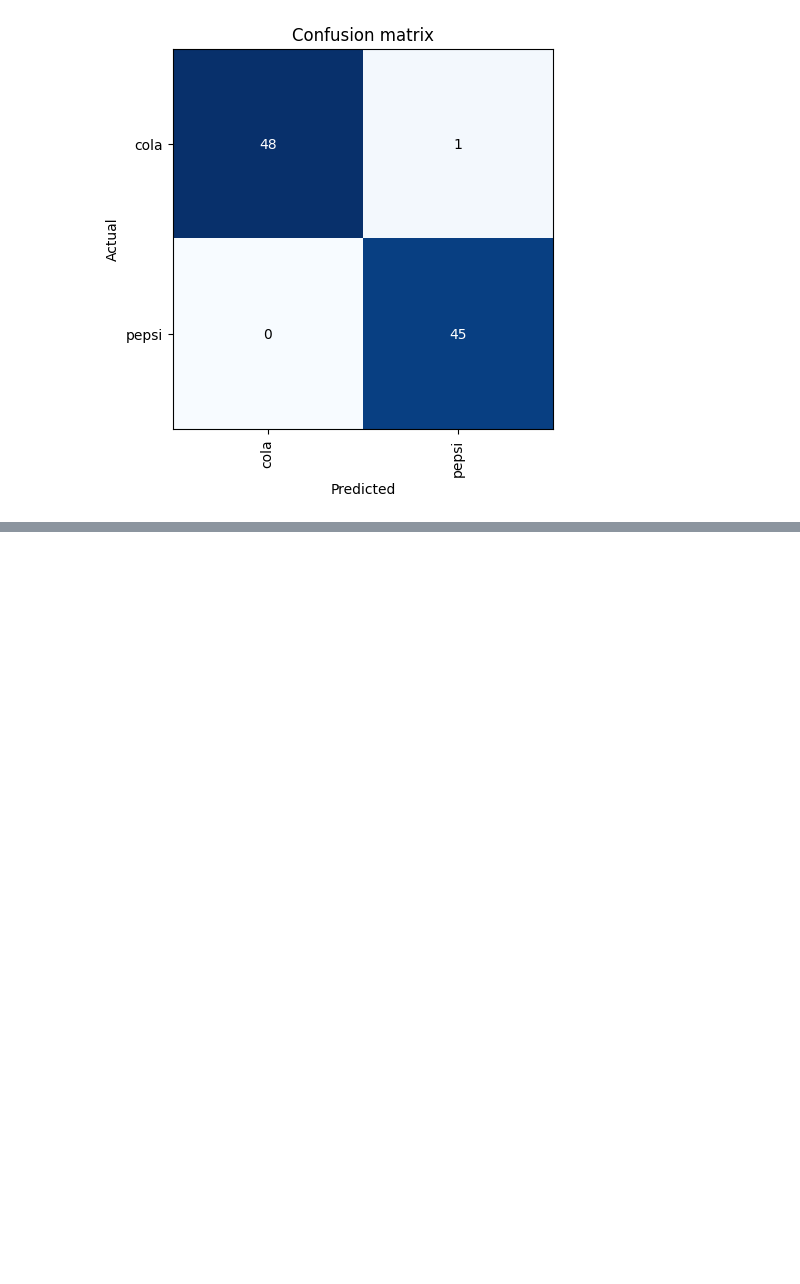
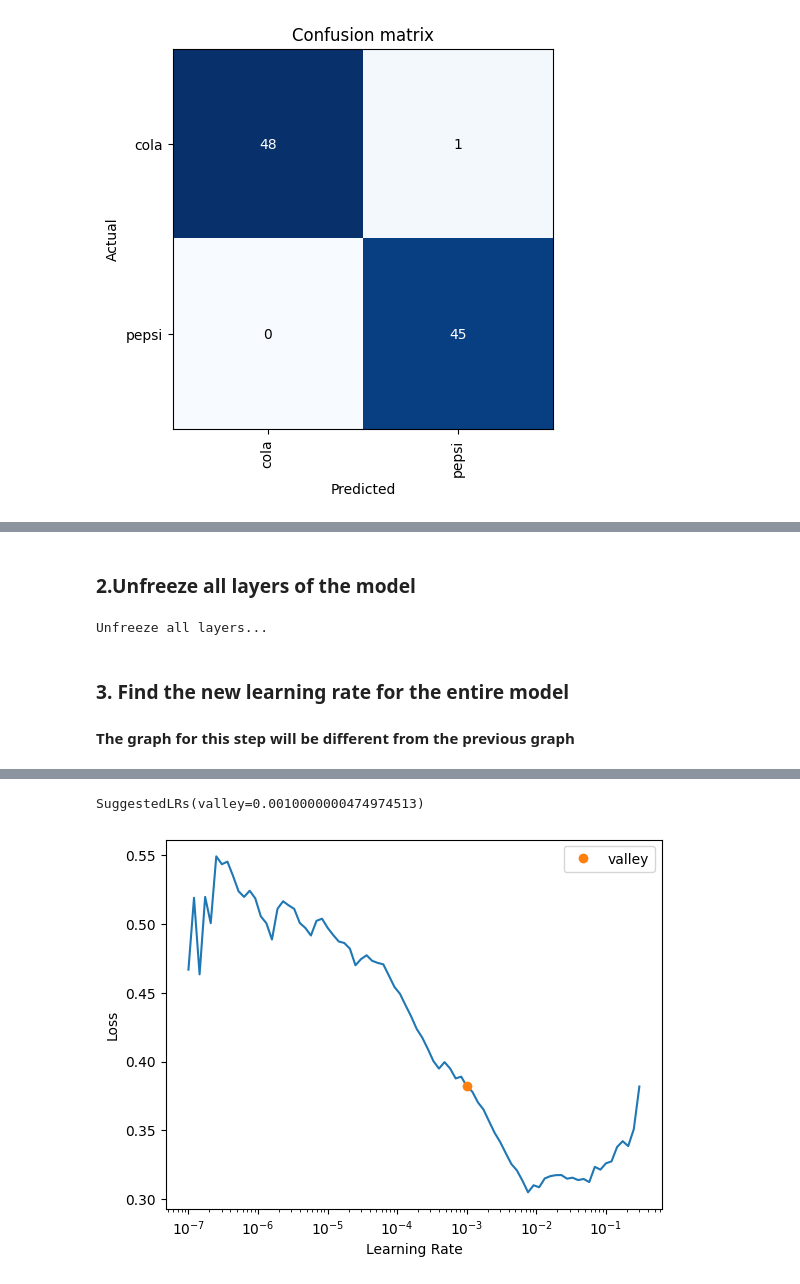
Before and after one commit to Ali-Data/coke-vs-pepsi-classifier, a Jupyter notebook: model/classifier.ipynb, the cells around one changed output, grey strips where cells are left out. Saved outputs shown, nothing was run; the diff lists cells and outputs as text; code cells hidden in the pictures; blank space fills up the shorter version.

```diff
--- a/model/classifier.ipynb
+++ b/model/classifier.ipynb
@@ -197,0 +209,3 @@ intrep_clean.plot_confusion_matrix()
+# %%
+print("Step 1: Training the model head (Frozen)...")
+cleaned_learner.fit_one_cycle(3, 1e-3)
@@ -197,0 +218,13 @@ intrep_clean.plot_confusion_matrix()
+# %% [markdown]
+### 2.Unfreeze all layers of the model
+# %%
+print("Unfreeze all layers...")
+cleaned_learner.unfreeze()
+# %% [output]
+Unfreeze all layers...
+# %% [markdown]
+### 3. Find the new learning rate for the entire model
+#### The graph for this step will be different from the previous graph
+# %%
+cleaned_learner.lr_find()
+# %% [output]
@@ -197,0 +232,2 @@ intrep_clean.plot_confusion_matrix()
+SuggestedLRs(valley=0.0010000000474974513)
+[figure, added]
```
Also changed, not shown: parts of 35 cells of this notebook.
